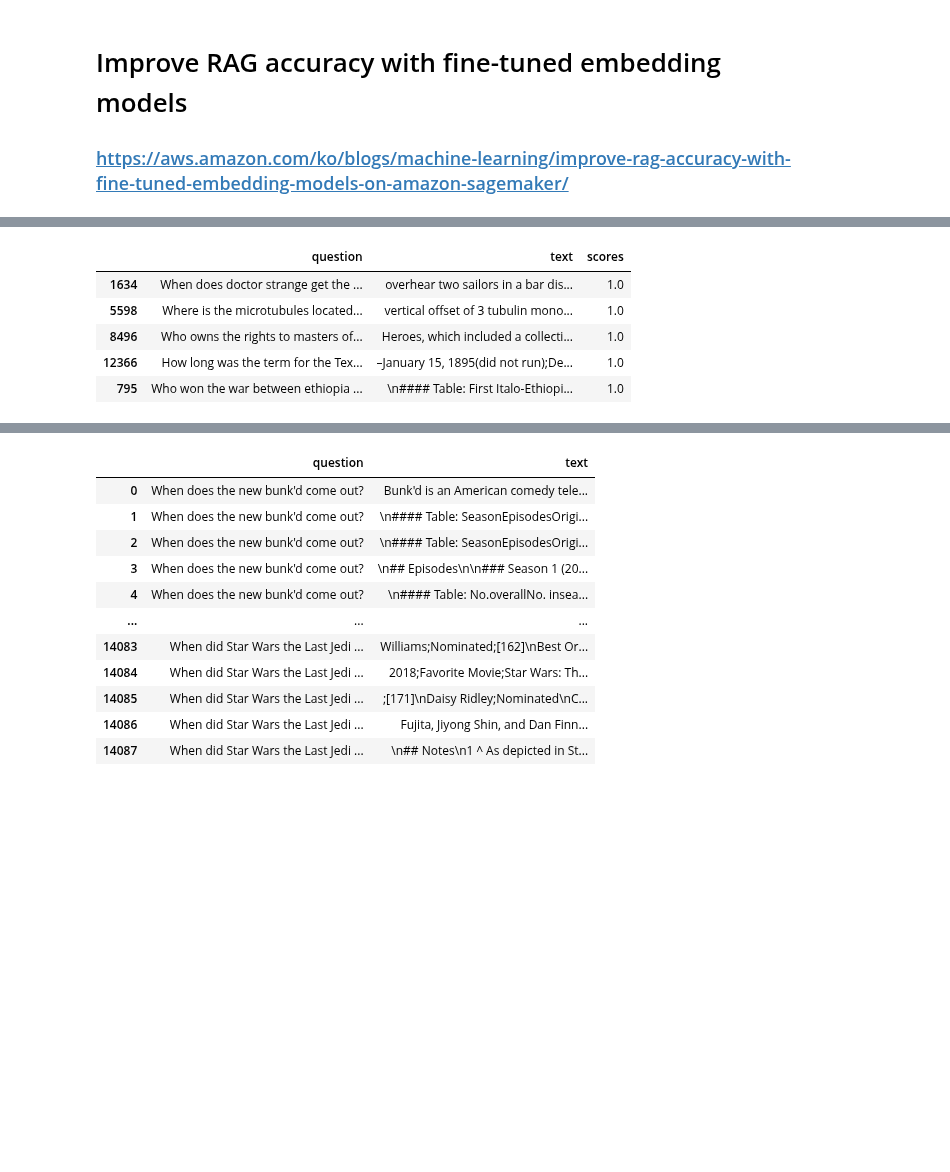
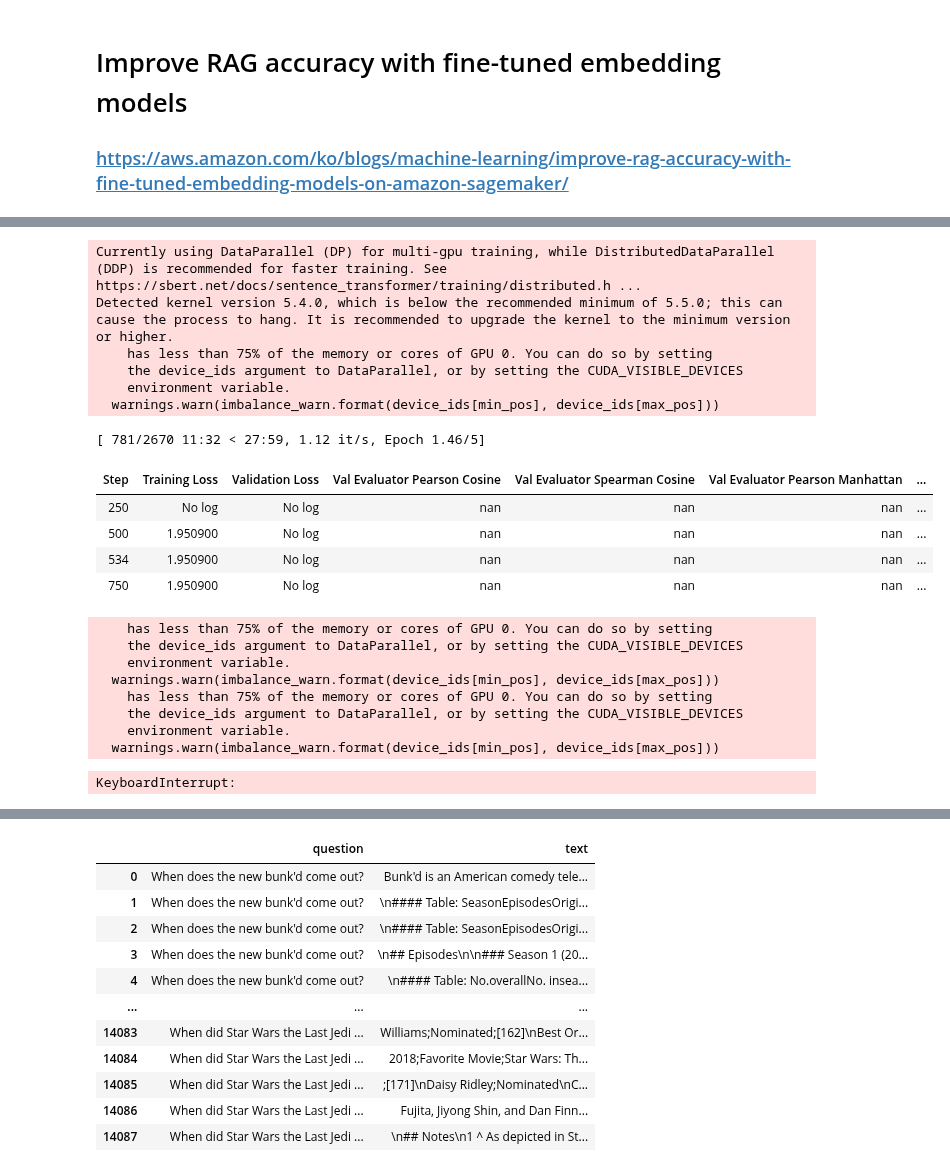
Before and after one commit to lab-paper-code/QriousRAG, a Jupyter notebook: embedding/aws_embed.ipynb, the cells around one changed output, grey strips where cells are left out. Saved outputs shown, nothing was run; the diff lists cells and outputs as text; code cells hidden in the pictures; blank space fills up the shorter version.

```diff
--- a/embedding/aws_embed.ipynb
+++ b/embedding/aws_embed.ipynb
@@ -4,12 +4,12 @@
 ### https://aws.amazon.com/ko/blogs/machine-learning/improve-rag-accuracy-with-fine-tuned-embedding-models-on-amazon-sagemaker/
 # %%
 import torch
-from sentence_transformers import SentenceTransformer, InputExample, losses
-from sentence_transformers.evaluation import EmbeddingSimilarityEvaluator, SimilarityFunction
+from sentence_transformers import SentenceTransformer, InputExample, losses, SentenceTransformerTrainer, SentenceTransformerTrainingArguments, evaluation
 from torch.utils.data import DataLoader
 from datasets import load_dataset
 import pandas as pd
 from sklearn.model_selection import train_test_split
+from sentence_transformers.training_args import BatchSamplers
 
 # Load the pre-trained SentenceTransformer model
 # GPU가 가능하면 자동으로 GPU로 모델을 이동
@@ -28,7 +28,8 @@ def prepare_data(data, text_column1, text_column2):
     for _, row in data.iterrows():
         text1 = row[text_column1]
         text2 = row[text_column2]
-        input_examples.append(InputExample(texts=[text1, text2], label=1.0))
+        label = 1.0
+        input_examples.append(InputExample(texts=[text1, text2], label=label))
 
     return input_examples
 # %%
@@ -63,20 +64,49 @@ train_df, val_df = train_test_split(dataset[['question', 'text']], test_size=0.3
 
 # 학습용 데이터셋 준비
 train_examples = prepare_data(train_df, 'question', 'text')
-train_dataloader = DataLoader(train_examples, shuffle=True, batch_size=train_batch_size)
+train_dataloader = DataLoader(train_examples, shuffle=True, batch_size=32)
 
 # 검증용 데이터셋 준비
-val_df["scores"] = 1.0
-val_df.reset_index(inplace=True, drop= True)
+val_examples = prepare_data(val_df, 'question', 'text')
+val_dataloader = DataLoader(val_examples, shuffle=True, batch_size=32)
-# %%
-val_df.head()
-# %% [output]
-|  | question | text | scores |
-| 1634 | When does doctor strange get the ... | overhear two sailors in a bar dis... | 1.0 |
-| 5598 | Where is the microtubules located... | vertical offset of 3 tubulin mono... | 1.0 |
-| 8496 | Who owns the rights to masters of... | Heroes, which included a collecti... | 1.0 |
-| 12366 | How long was the term for the Tex... | –January 15, 1895(did not run);De... | 1.0 |
-| 795 | Who won the war between ethiopia ... | \n#### Table: First Italo-Ethiopi... | 1.0 |
+# %%
+# EmbeddingSimilarityEvaluator로 평가기 설정
+val_evaluator = evaluation.EmbeddingSimilarityEvaluator.from_input_examples(val_examples, name='val_evaluator')
+
+# Loss 설정 (MultipleNegativesRankingLoss)
+train_loss = losses.MultipleNegativesRankingLoss(model)
+
+# 모델 학습
+model.fit(
+    train_objectives=[(train_dataloader, train_loss)],
+    evaluator=val_evaluator,  # 검증 데이터 설정
+    epochs=5,
+    evaluation_steps=250,  # 원하는 평가 간격 (배치 수 기준)
+    show_progress_bar=True,
+    use_amp=True  # 혼합 정밀도(FP16) 사용
+)
+# %% [output]
+Currently using DataParallel (DP) for multi-gpu training, while DistributedDataParallel (DDP) is recommended for faster training. See https://sbert.net/docs/sentence_transformer/training/distributed.h ...
+Detected kernel version 5.4.0, which is below the recommended minimum of 5.5.0; this can cause the process to hang. It is recommended to upgrade the kernel to the minimum version or higher.
+    has less than 75% of the memory or cores of GPU 0. You can do so by setting
+    the device_ids argument to DataParallel, or by setting the CUDA_VISIBLE_DEVICES
+    environment variable.
+  warnings.warn(imbalance_warn.format(device_ids[min_pos], device_ids[max_pos]))
+[ 781/2670 11:32 < 27:59, 1.12 it/s, Epoch 1.46/5]
+| Step | Training Loss | Validation Loss | Val Evaluator Pearson Cosine | Val Evaluator Spearman Cosine | Val Evaluator Pearson Manhattan | ... |
+| 250 | No log | No log | nan | nan | nan | ... |
+| 500 | 1.950900 | No log | nan | nan | nan | ... |
+| 534 | 1.950900 | No log | nan | nan | nan | ... |
+| 750 | 1.950900 | No log | nan | nan | nan | ... |
+    has less than 75% of the memory or cores of GPU 0. You can do so by setting
+    the device_ids argument to DataParallel, or by setting the CUDA_VISIBLE_DEVICES
+    environment variable.
+  warnings.warn(imbalance_warn.format(device_ids[min_pos], device_ids[max_pos]))
+    has less than 75% of the memory or cores of GPU 0. You can do so by setting
+    the device_ids argument to DataParallel, or by setting the CUDA_VISIBLE_DEVICES
+    environment variable.
+  warnings.warn(imbalance_warn.format(device_ids[min_pos], device_ids[max_pos]))
+KeyboardInterrupt:
 # %%
 # Loss 설정 (MultipleNegativesRankingLoss)
 train_loss = losses.MultipleNegativesRankingLoss(model)
```
Also changed, not shown: parts of 2 cells of this notebook, 2 other files.
